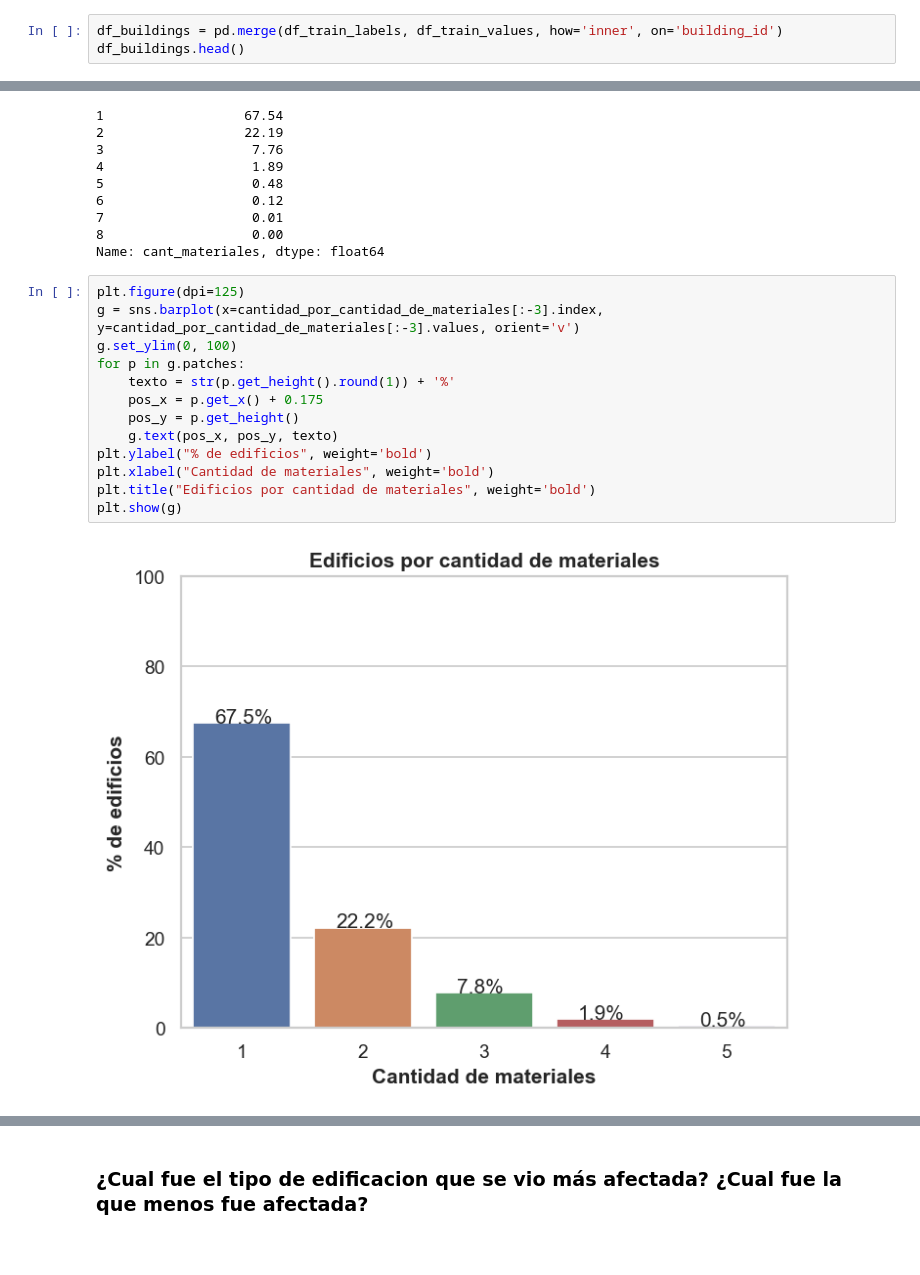
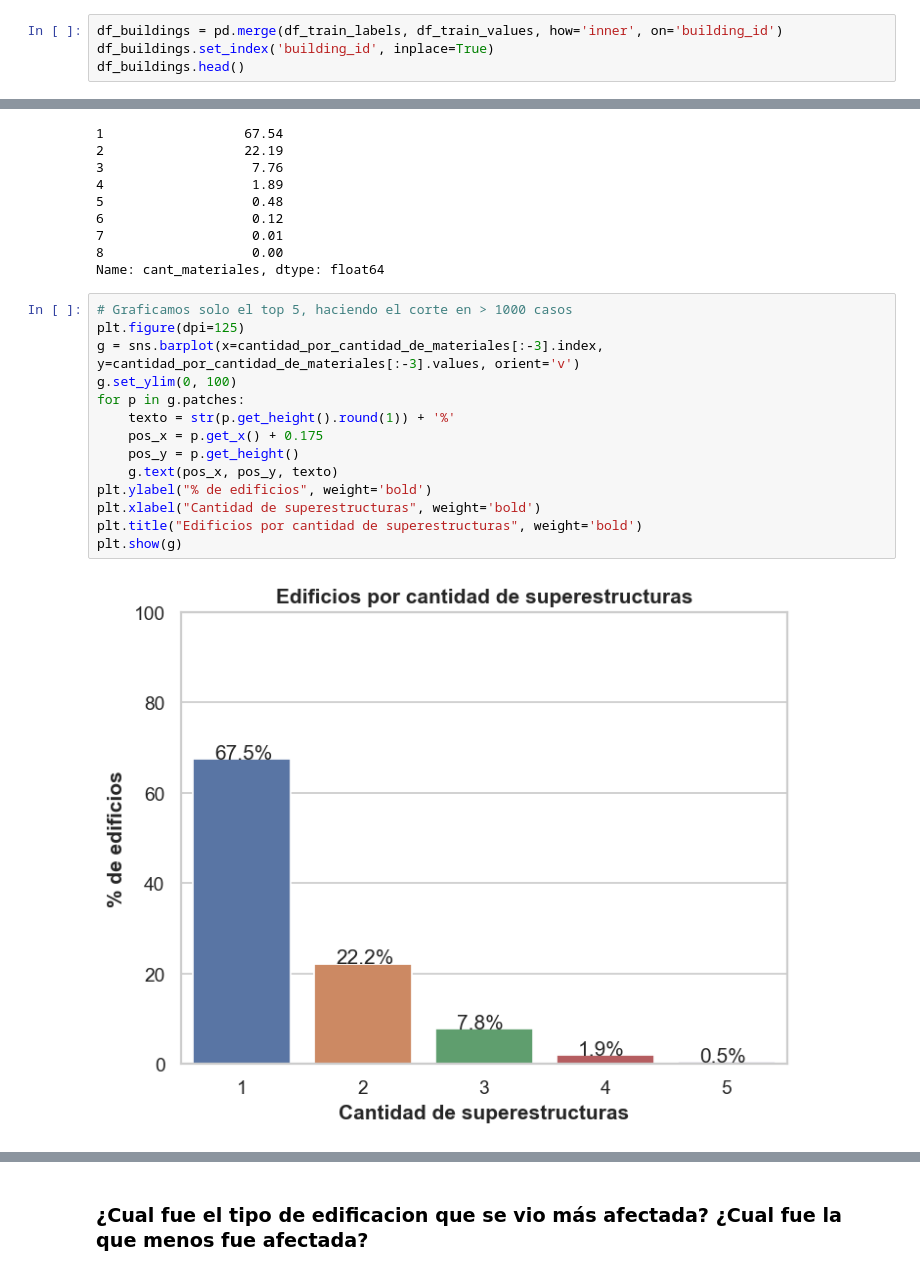
Before and after one commit to FacuMastri/richters-predictor-earthquake, a Jupyter notebook: tp1/1-analisis-exploratorio.ipynb, the cells around one changed output, grey strips where cells are left out. Cells and saved outputs as stored; diff of their text form.

```diff
--- a/tp1/1-analisis-exploratorio.ipynb
+++ b/tp1/1-analisis-exploratorio.ipynb
@@ -44,5 +44,6 @@ df_train_values.head()
 ## Preprocesamiento y limpieza de datos
 # %%
 df_buildings = pd.merge(df_train_labels, df_train_values, how='inner', on='building_id')
+df_buildings.set_index('building_id', inplace=True)
 df_buildings.head()
 # %% [output]
@@ -322,17 +318,18 @@ cantidad_por_cantidad_de_materiales
 8                   0.00
 Name: cant_materiales, dtype: float64
 # %%
+# Graficamos solo el top 5, haciendo el corte en > 1000 casos
 plt.figure(dpi=125)
 g = sns.barplot(x=cantidad_por_cantidad_de_materiales[:-3].index, y=cantidad_por_cantidad_de_materiales[:-3].values, orient='v')
 g.set_ylim(0, 100)
 for p in g.patches:
     texto = str(p.get_height().round(1)) + '%'
     pos_x = p.get_x() + 0.175
     pos_y = p.get_height()
     g.text(pos_x, pos_y, texto)
 plt.ylabel("% de edificios", weight='bold')
-plt.xlabel("Cantidad de materiales", weight='bold')
-plt.title("Edificios por cantidad de materiales", weight='bold')
+plt.xlabel("Cantidad de superestructuras", weight='bold')
+plt.title("Edificios por cantidad de superestructuras", weight='bold')
 plt.show(g)
 # %% [output]
-[figure, old version]
+[figure, new version]
```
Also changed, not shown: parts of 64 cells of this notebook.
